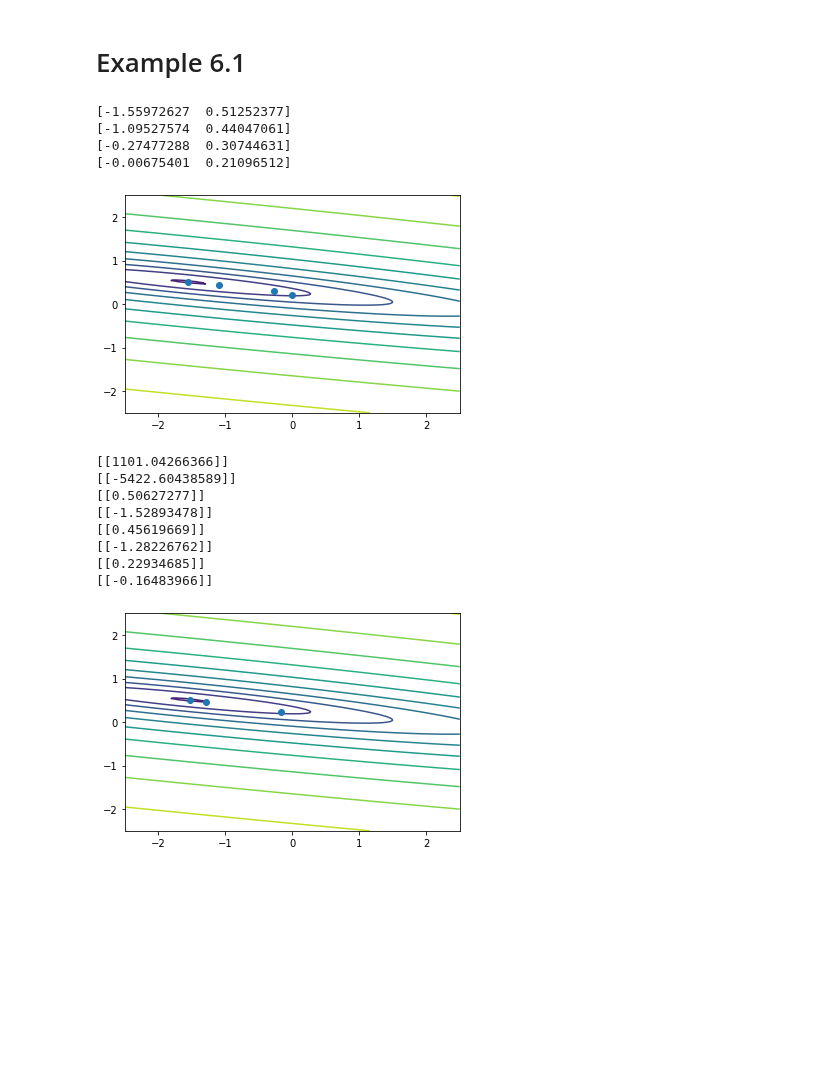
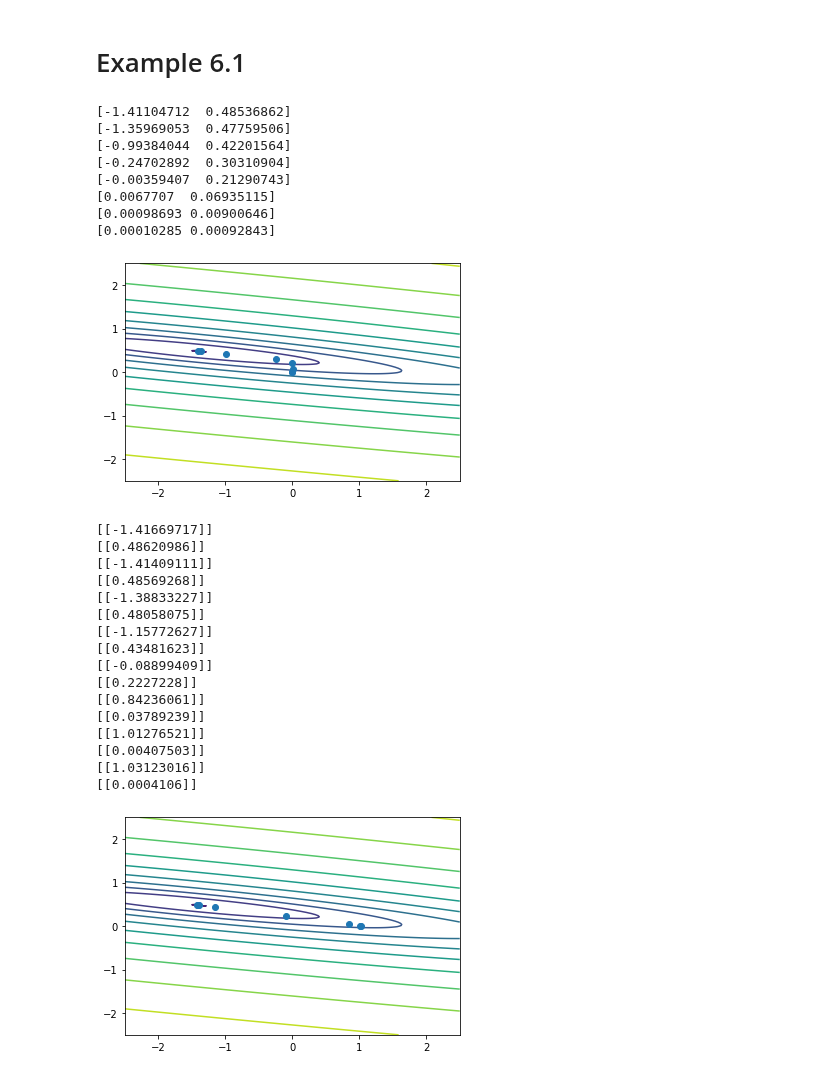
Before and after one commit to gnitnaw/Programs, a Jupyter notebook: Chapter6/Ridge.ipynb, the cells around one changed output. Saved outputs shown, nothing was run; the diff lists cells and outputs as text; code cells hidden in the pictures; blank space fills up the shorter version.

```diff
--- a/Chapter6/Ridge.ipynb
+++ b/Chapter6/Ridge.ipynb
@@ -58,11 +58,12 @@ plt.contour(b0, b1, np.log(loss_contour), 10);
 # %% [markdown]
 # Example 6.1
 # %%
-gamma = np.array([0, 0.1, 1, 10])
+gamma = np.array([0.001, 0.01, 0.1, 1, 10, 100, 1000, 10000])
+g = gamma.shape[0]
 X = np.vstack((np.ones(N),x.T)).T
 Xy = X.T @ y
-beta_hat = np.zeros((4,2))
-for i in range(4):
+beta_hat = np.zeros((g,2))
+for i in range(g):
   betahat = inv(X.T @ X +N*gamma[i]*np.identity(2)) @ Xy
   beta_hat[i][0] = betahat[0]
   beta_hat[i][1] = betahat[1]
@@ -72,32 +73,44 @@ plt.contour(b0, b1, np.log(loss_contour), 10);
 plt.plot(beta_hat.T[0], beta_hat.T[1], 'o')
 plt.show()
 # %% [output]
-[-1.55972627  0.51252377]
-[-1.09527574  0.44047061]
-[-0.27477288  0.30744631]
-[-0.00675401  0.21096512]
+[-1.41104712  0.48536862]
+[-1.35969053  0.47759506]
+[-0.99384044  0.42201564]
+[-0.24702892  0.30310904]
+[-0.00359407  0.21290743]
+[0.0067707  0.06935115]
+[0.00098693 0.00900646]
+[0.00010285 0.00092843]
-[figure, old version]
+[figure, new version]
 # %%
 One = np.ones((N,1))
-for i in range(4):
+for i in range(g):
   alpha = inv(x@x.T - One@One.T@x@x.T/N + N*gamma[i]*np.identity(N)) @ (np.identity(N)-One@One.T/N) @ y
   beta1 = x.T @ alpha
   beta0 = One.T@(y - x@beta1)/N
+  print(beta0)
   print(beta1)
-  print(beta0)
   beta_hat[i][0] = beta0
   beta_hat[i][1] = beta1
 
 plt.contour(b0, b1, np.log(loss_contour), 10);
-plt.plot(beta_hat.T[0][1:], beta_hat.T[1][1:], 'o')
+plt.plot(beta_hat.T[0], beta_hat.T[1], 'o')
 plt.show()
 # %% [output]
-[[1101.04266366]]
-[[-5422.60438589]]
-[[0.50627277]]
-[[-1.52893478]]
-[[0.45619669]]
-[[-1.28226762]]
-[[0.22934685]]
-[[-0.16483966]]
+[[-1.41669717]]
+[[0.48620986]]
+[[-1.41409111]]
+[[0.48569268]]
+[[-1.38833227]]
+[[0.48058075]]
+[[-1.15772627]]
+[[0.43481623]]
+[[-0.08899409]]
+[[0.2227228]]
+[[0.84236061]]
+[[0.03789239]]
+[[1.01276521]]
+[[0.00407503]]
+[[1.03123016]]
+[[0.0004106]]
-[figure, old version]
+[figure, new version]
```
Also changed, not shown: parts of 2 cells of this notebook.
